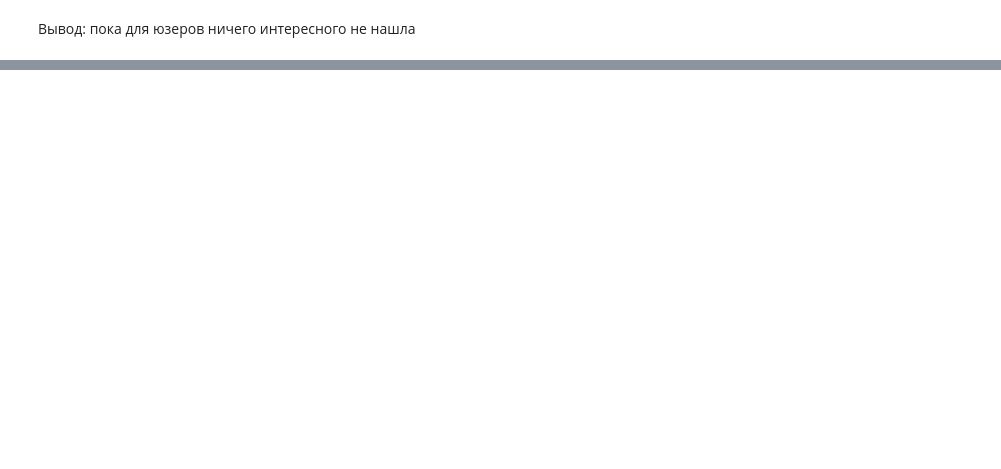
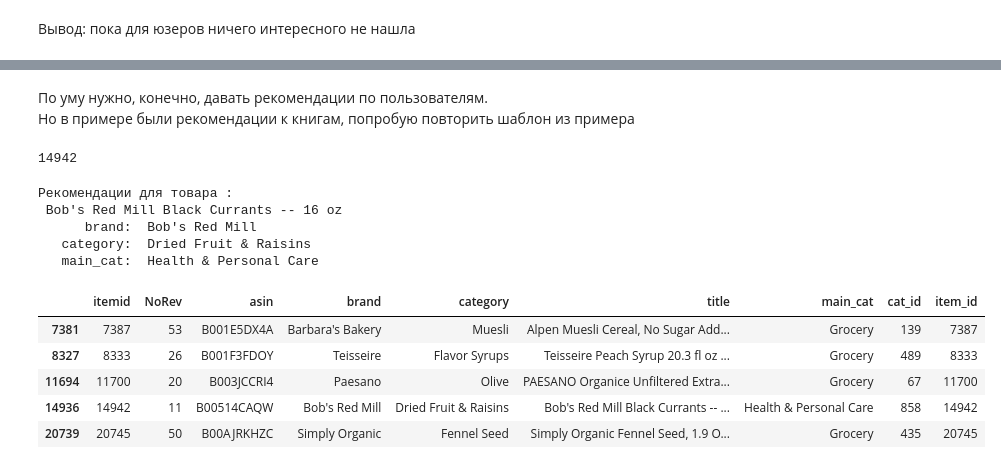
Before and after one commit to AnnaGrechina/SkillFactory, a Jupyter notebook: RDS_4_Recommendation_Challenge/recommend_challenge.ipynb, the cells around one changed output, grey strips where cells are left out. Cells and saved outputs as stored; diff of their text form; code cells hidden in the pictures; blank space fills up the shorter version.

```diff
--- a/RDS_4_Recommendation_Challenge/recommend_challenge.ipynb
+++ b/RDS_4_Recommendation_Challenge/recommend_challenge.ipynb
@@ -313,0 +491,2 @@ ROC AUC: 0.7270294076019679
+# %%
+item_biases, item_embeddings = model_full.get_item_representations()
@@ -313,0 +514,43 @@ ROC AUC: 0.7270294076019679
+# %%
+import nmslib
+
+#Создаём наш граф для поиска
+nms_idx = nmslib.init(method='hnsw', space='cosinesimil')
+
+#Начинаем добавлять наши книги в граф
+nms_idx.addDataPointBatch(item_embeddings)
+nms_idx.createIndex(print_progress=True)
+# %%
+#Вспомогательная функция для поиска по графу
+def nearest_item_nms(item_id, index, n=5):
+    nn = index.knnQuery(item_embeddings[item_id], k=n)
+    return nn
+# %% [markdown]
+По уму нужно, конечно, давать рекомендации по пользователям.
+Но в примере были рекомендации к книгам,
+попробую повторить шаблон из примера
+# %%
+# найдем случайный id товара
+itemid_for_reccomend = items.sample(1)['itemid'].values[0]
+itemid_for_reccomend
+# %% [output]
+14942
+# %%
+nbm = nearest_item_nms(itemid_for_reccomend,nms_idx)[0]
+print('Рекомендации для товара : \n', items[items.itemid == itemid_for_reccomend]['title'].values[0])
+print('      brand: ', items[items.itemid == itemid_for_reccomend]['brand'].values[0])
+print('   category: ', items[items.itemid == itemid_for_reccomend]['category'].values[0])
+print('   main_cat: ', items[items.itemid == itemid_for_reccomend]['main_cat'].values[0])
+items[items.itemid.isin(nbm)]
+# %% [output]
+Рекомендации для товара :
+ Bob's Red Mill Black Currants -- 16 oz
+      brand:  Bob's Red Mill
+   category:  Dried Fruit & Raisins
+   main_cat:  Health & Personal Care
+|  | itemid | NoRev | asin | brand | category | title | main_cat | cat_id | item_id |
+| 7381 | 7387 | 53 | B001E5DX4A | Barbara's Bakery | Muesli | Alpen Muesli Cereal, No Sugar Add... | Grocery | 139 | 7387 |
+| 8327 | 8333 | 26 | B001F3FDOY | Teisseire | Flavor Syrups | Teisseire Peach Syrup 20.3 fl oz ... | Grocery | 489 | 8333 |
+| 11694 | 11700 | 20 | B003JCCRI4 | Paesano | Olive | PAESANO Organice Unfiltered Extra... | Grocery | 67 | 11700 |
+| 14936 | 14942 | 11 | B00514CAQW | Bob's Red Mill | Dried Fruit & Raisins | Bob's Red Mill Black Currants -- ... | Health & Personal Care | 858 | 14942 |
+| 20739 | 20745 | 50 | B00AJRKHZC | Simply Organic | Fennel Seed | Simply Organic Fennel Seed, 1.9 O... | Grocery | 435 | 20745 |
```
Also changed, not shown: parts of 59 cells of this notebook.
